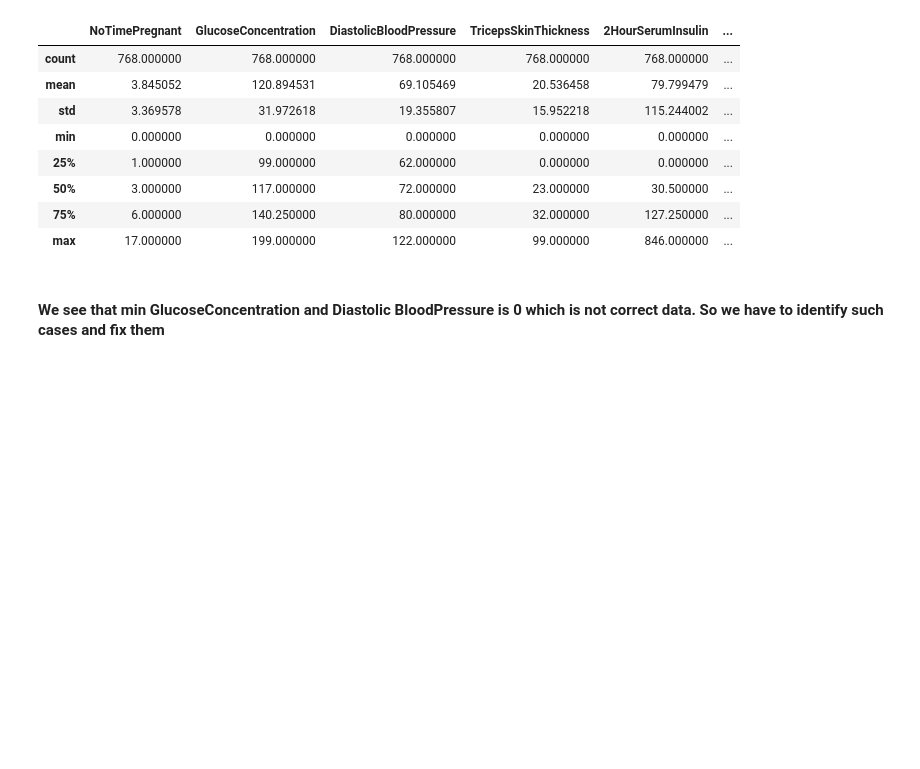
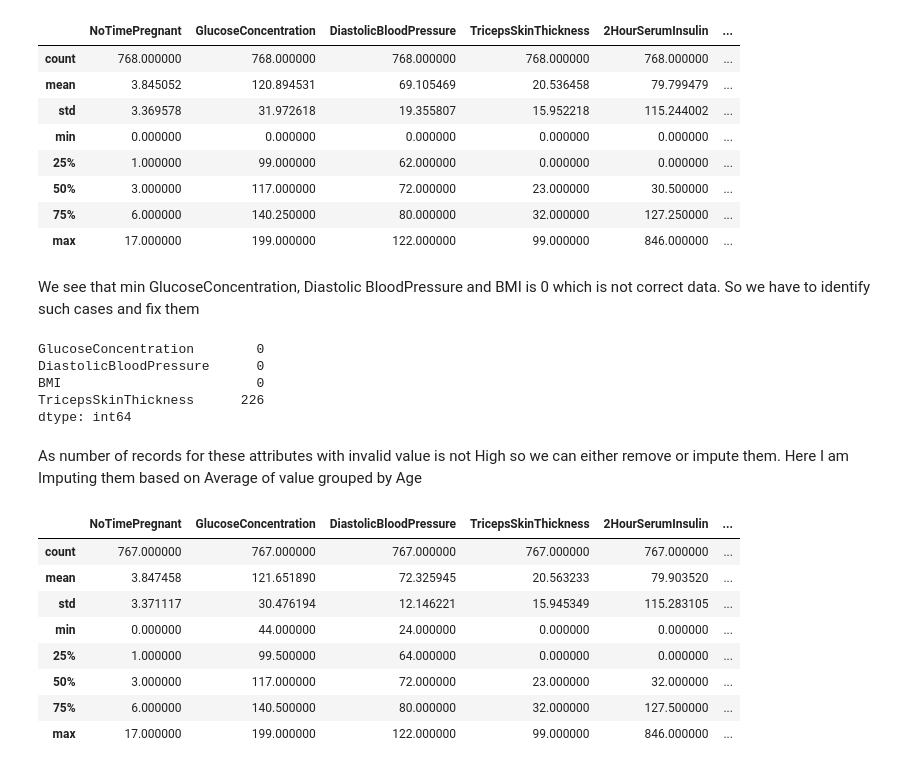
Before and after one commit to rajan1112/DiabetesCaseStudy, a Jupyter notebook: Diabetes.ipynb, the cells around one changed output. Cells and saved outputs as stored; diff of their text form; code cells hidden in the pictures; blank space fills up the shorter version.

```diff
--- a/Diabetes.ipynb
+++ b/Diabetes.ipynb
@@ -59,4 +62,14 @@ df.describe()
 | 75% | 6.000000 | 140.250000 | 80.000000 | 32.000000 | 127.250000 | ... |
 | max | 17.000000 | 199.000000 | 122.000000 | 99.000000 | 846.000000 | ... |
 # %% [markdown]
-#### We see that min GlucoseConcentration and Diastolic BloodPressure is 0 which is not correct data. So we have to identify such cases and fix them
+We see that min GlucoseConcentration, Diastolic BloodPressure and BMI is 0 which is not correct data. So we have to identify such cases and fix them
+# %%
+(df[["GlucoseConcentration","DiastolicBloodPressure","BMI","TricepsSkinThickness"]]==0).sum()
+# %% [output]
+GlucoseConcentration        0
+DiastolicBloodPressure      0
+BMI                         0
+TricepsSkinThickness      226
+dtype: int64
+# %% [markdown]
+As number of records for these attributes with invalid value is not High so we can either remove or impute them. Here I am Imputing them based on Average of value grouped by Age
@@ -62,0 +86,13 @@ df.describe()
+# %%
+df = df.dropna()
+df.describe()
+# %% [output]
+|  | NoTimePregnant | GlucoseConcentration | DiastolicBloodPressure | TricepsSkinThickness | 2HourSerumInsulin | ... |
+| count | 767.000000 | 767.000000 | 767.000000 | 767.000000 | 767.000000 | ... |
+| mean | 3.847458 | 121.651890 | 72.325945 | 20.563233 | 79.903520 | ... |
+| std | 3.371117 | 30.476194 | 12.146221 | 15.945349 | 115.283105 | ... |
+| min | 0.000000 | 44.000000 | 24.000000 | 0.000000 | 0.000000 | ... |
+| 25% | 1.000000 | 99.500000 | 64.000000 | 0.000000 | 0.000000 | ... |
+| 50% | 3.000000 | 117.000000 | 72.000000 | 23.000000 | 32.000000 | ... |
+| 75% | 6.000000 | 140.500000 | 80.000000 | 32.000000 | 127.500000 | ... |
+| max | 17.000000 | 199.000000 | 122.000000 | 99.000000 | 846.000000 | ... |
```
Also changed, not shown: parts of 16 cells of this notebook.
